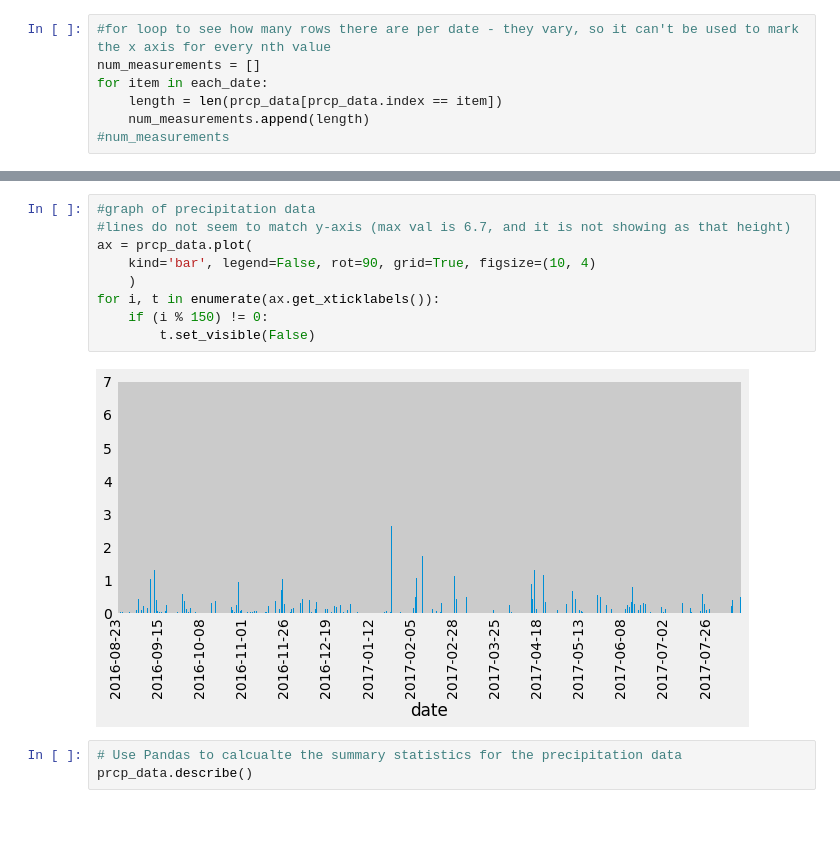
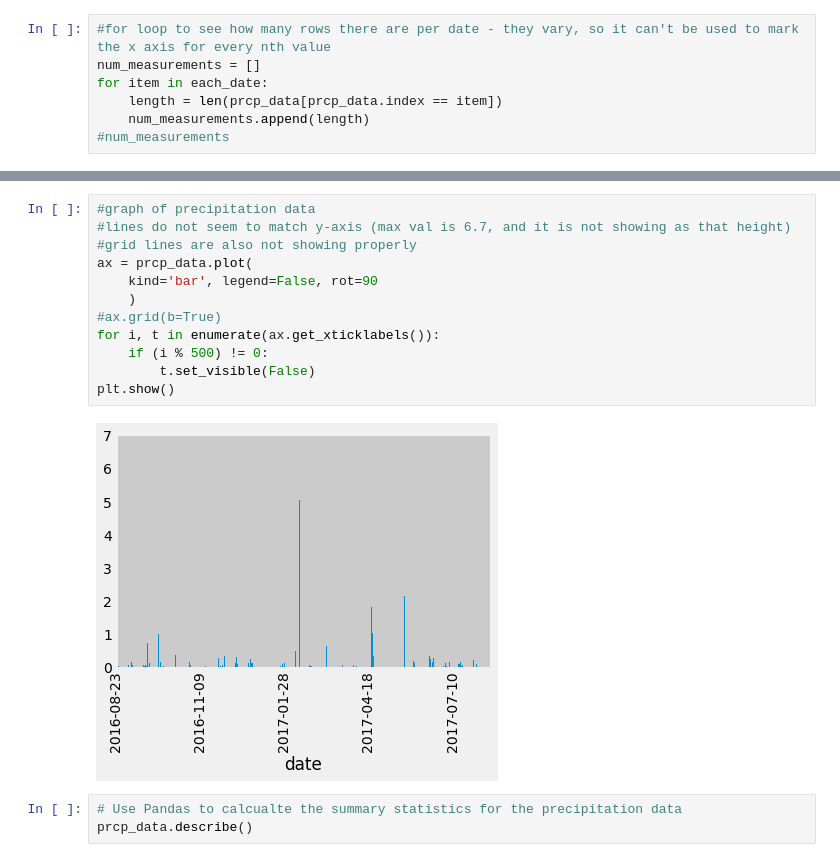
Before and after one commit to sarahDH615/sqlalchemy-challenge, a Jupyter notebook: climate_starter.ipynb, the cells around one changed output, grey strips where cells are left out. Saved outputs shown, nothing was run; the diff lists cells and outputs as text; blank space fills up the shorter version.

Commit message:
progress with graphs

```diff
--- a/climate_starter.ipynb
+++ b/climate_starter.ipynb
@@ -119,14 +175,17 @@ for item in each_date:
 # %%
 #graph of precipitation data
 #lines do not seem to match y-axis (max val is 6.7, and it is not showing as that height)
+#grid lines are also not showing properly
 ax = prcp_data.plot(
-    kind='bar', legend=False, rot=90, grid=True, figsize=(10, 4)
+    kind='bar', legend=False, rot=90
     )
+#ax.grid(b=True)
 for i, t in enumerate(ax.get_xticklabels()):
-    if (i % 150) != 0:
+    if (i % 500) != 0:
         t.set_visible(False)
+plt.show()
 # %% [output]
-[figure, old version]
+[figure, new version]
 # %%
 # Use Pandas to calcualte the summary statistics for the precipitation data
 prcp_data.describe()
```
Also changed, not shown: parts of 4 cells of this notebook.
